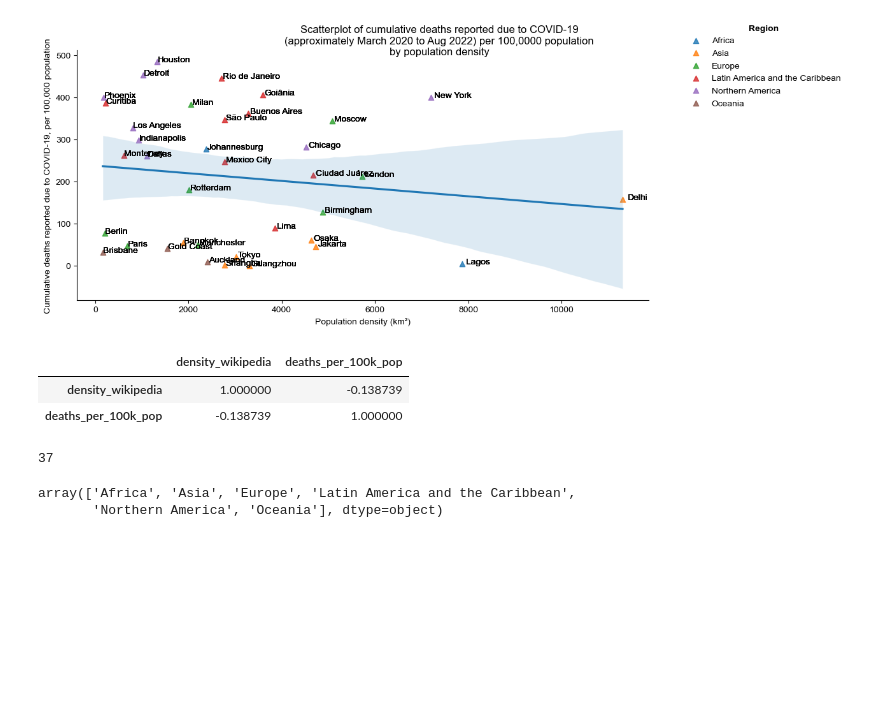
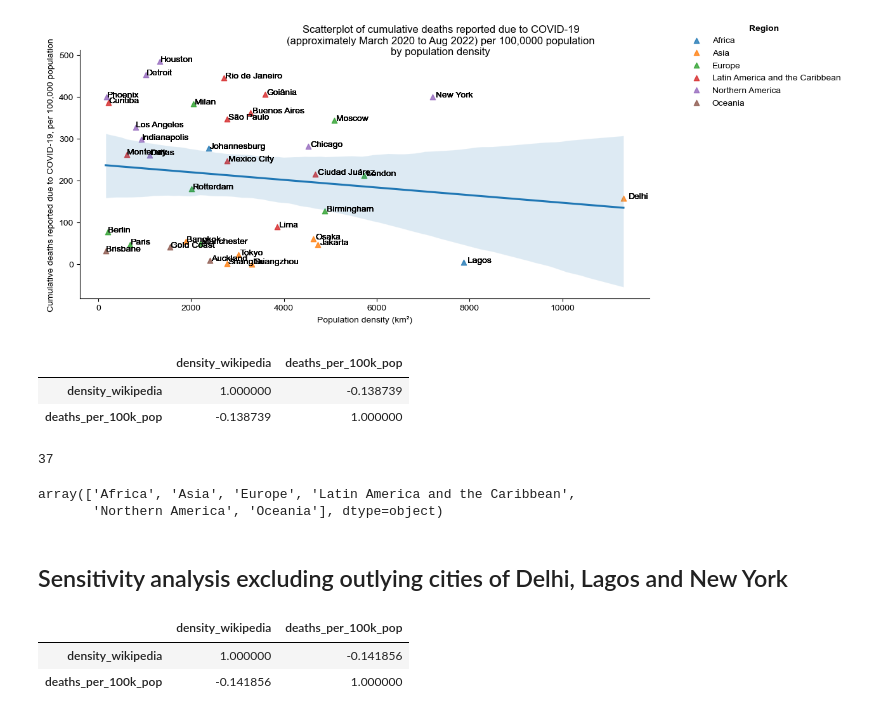
Before and after one commit to carlhiggs/urban_density_covid_linkage, a Jupyter notebook: 3. Covid mortality and population density using Wikipedia sourced statistics to match mortality catchments.ipynb, the cells around one changed output. Drawn from its saved outputs; the diff is of its cells as text; code cells hidden in the pictures; blank space fills up the shorter version.

Commit message:
added in sensitivity analyses excluding Delhi, Lagos and NYC

```diff
--- a/3. Covid mortality and population density using Wikipedia sourced statistics to match mortality catchments.ipynb
+++ b/3. Covid mortality and population density using Wikipedia sourced statistics to match mortality catchments.ipynb
@@ -91,3 +91,5 @@ df['Region'].unique()
 # %% [output]
 array(['Africa', 'Asia', 'Europe', 'Latin America and the Caribbean',
        'Northern America', 'Oceania'], dtype=object)
+# %% [markdown]
+## Sensitivity analysis excluding outlying cities of Delhi, Lagos and New York
@@ -93,0 +123,33 @@ array(['Africa', 'Asia', 'Europe', 'Latin America and the Caribbean',
+# %%
+# Excluding Delhi, Lago and New York City
+df_excl_Delhi_Lago_NYC = df.query("City not in ['Delhi','Lagos','New York']")
+markers=['^']*6
+g = sns.lmplot(x="density_wikipedia",
+               y='deaths_per_100k_pop',
+               hue="Region",
+               data=df_excl_Delhi_Lago_NYC,
+               aspect=2,
+               legend=True,
+               fit_reg=False,
+               logx=True,
+               ci=95,
+              truncate=True,
+              markers=markers)
+sns.regplot(x="density_wikipedia",
+            y='deaths_per_100k_pop',
+            data=df_excl_Delhi_Lago_NYC,
+            scatter=False,
+            ax=g.axes[0, 0])
+g.map_dataframe(annotate_points,'density_wikipedia','deaths_per_100k_pop','City',df=df_excl_Delhi_Lago_NYC.copy())
+g.fig.subplots_adjust(top=0.9) # adjust the Figure in rp
+g.fig.suptitle('Scatterplot of cumulative deaths reported due to COVID-19\n(approximately March 2020 to Aug 2022) per 100,0000 population\nby population density')
+g.set_axis_labels("Population density (km²)", 'Cumulative deaths reported due to COVID-19, per 100,000 population')
+g.legend.set_title('Region',prop={'weight':'bold'})
+sns.move_legend(g, "upper right")
+sns.set_theme(style='white')
+g.fig.savefig('Sensitivity analysis excl Delhi Lagos NYC.jpg',dpi=300)
+df_excl_Delhi_Lago_NYC[['density_wikipedia','deaths_per_100k_pop']].corr(method='pearson')
+# %% [output]
+|  | density_wikipedia | deaths_per_100k_pop |
+| density_wikipedia | 1.000000 | -0.141856 |
+| deaths_per_100k_pop | -0.141856 | 1.000000 |
```
Also changed, not shown: parts of 1 cell of this notebook.
